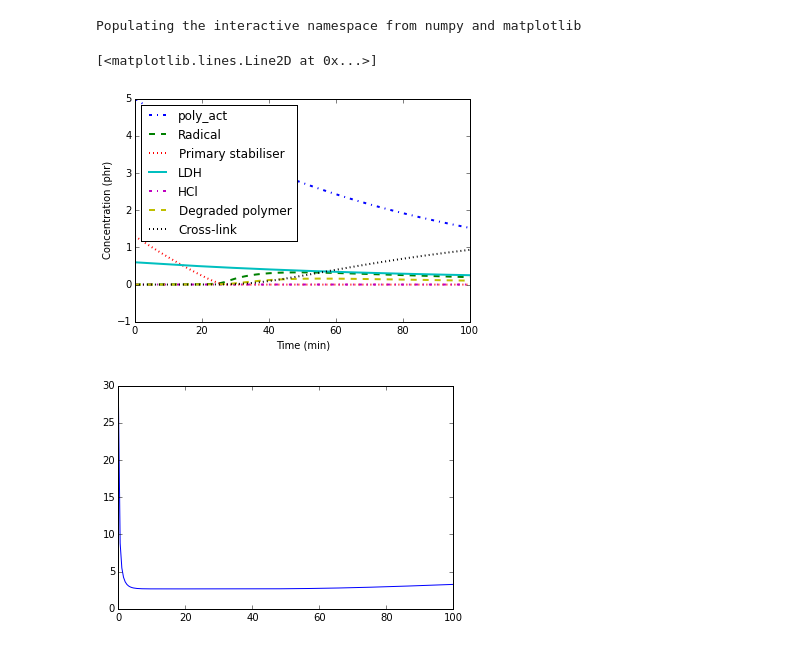
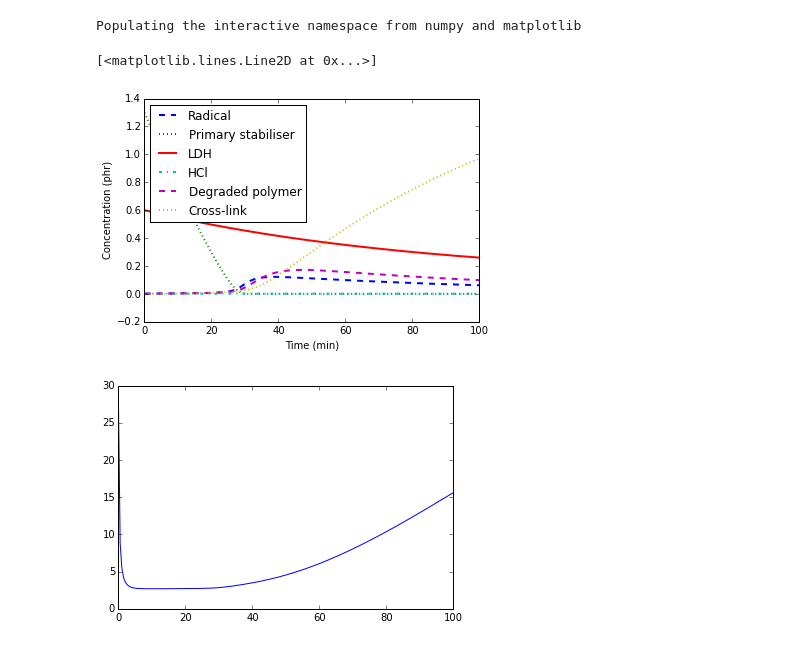
Before and after one commit to TimothyJohnLange/TorqueRheometerAnalysis, a Jupyter notebook: Model_test.ipynb, the cells around one changed output. Cells and saved outputs as stored; diff of their text form; code cells hidden in the pictures.

```diff
--- a/Model_test.ipynb
+++ b/Model_test.ipynb
@@ -6,7 +6,7 @@ from curve_func_2 import model_curves
 Populating the interactive namespace from numpy and matplotlib
 # %%
 #          k1   k2    k3   k4   k5    k6    k7   k8   k9    k10  k11  UA     mu_0    E       q    ps0  LDH
-ini_val = [1.9, 30.0, 4.6, 1.0, 0.01, 20.0, 0.1, 0.1, 0.0, 0.0, 2.6, 300.0, 0.0372, 6208.6, 2.5, 1.3, 0.6]
+ini_val = [1.9, 30.0, 10.0, 1.0, 0.01, 20.0, 0.3, 0.1, 1.0, 2.0, 2.6, 300.0, 0.0372, 6208.6, 2.5, 1.3, 0.6]
 # %%
 p = parameters(ini_val)
 # %%
@@ -16,24 +16,24 @@ curves = model_curves(p, time_data)
 HCl, LDH, poly_act, radical, prim_stab, deg_poly, x_link, T, Tm, mu, torque = curves
 # %%
 figure()
-plot(time_data, poly_act, '-.', label='poly_act', lw='2')
+#plot(time_data, poly_act, '-.', label='poly_act', lw='2')
 plot(time_data, radical, '--', label='Radical', lw='2')
 plot(time_data, prim_stab, ':', label='Primary stabiliser', lw='2')
 plot(time_data, LDH, label='LDH', lw='2')
 plot(time_data, HCl, '-.', label='HCl', lw='2')
 plot(time_data, deg_poly, '--', label='Degraded polymer', lw='2')
 plot(time_data, x_link, ':', label='Cross-link', lw='2')
 xlabel('Time (min)')
 ylabel('Concentration (phr)')
 legend(loc='upper left')
 #ylim([0, 1.4])
 #xlim([0, 15])
 
 figure()
 plot(time_data, torque)
 # %% [output]
 [<matplotlib.lines.Line2D at 0x...>]
-[figure, old version]
+[figure, new version]
-[figure, old version]
+[figure, new version]
 # %%
 plot?
```
Also changed, not shown: 3 other files.
